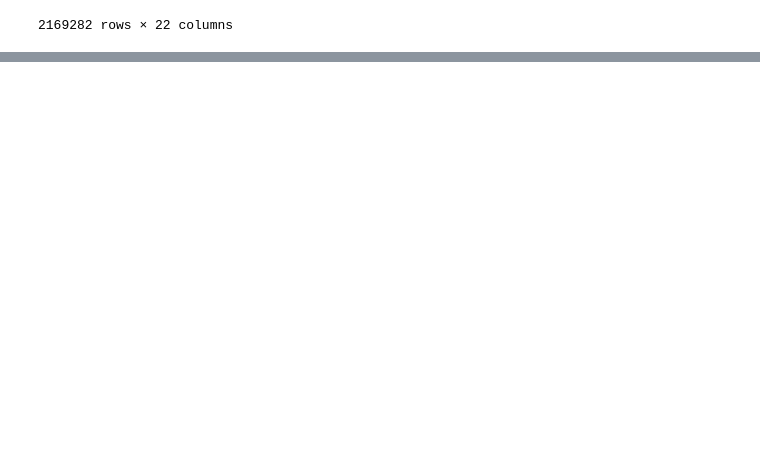
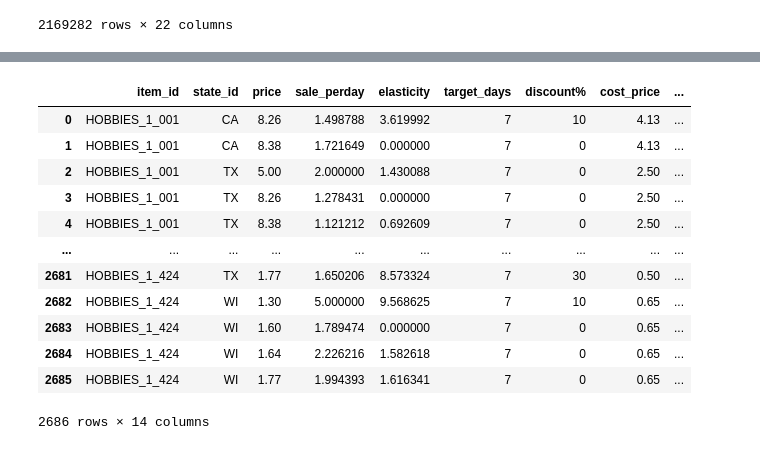
Before and after one commit to janiceivana/DS05_P5, a Jupyter notebook: opti.ipynb, the cells around one changed output, grey strips where cells are left out. Drawn from its saved outputs; the diff is of its cells as text; code cells hidden in the pictures; blank space fills up the shorter version.

```diff
--- a/opti.ipynb
+++ b/opti.ipynb
@@ -223,3 +276,27 @@ h1_df
+# %%
+h1_opti["cost"] = round(h1_opti['cost_price']*h1_opti["predict_total_sale"],2)
+
+h1_opti["revenue"] = round(h1_opti["discount_price"]*h1_opti["predict_total_sale"],2)
+
+h1_opti["profit"] = h1_opti["revenue"]-h1_opti["cost"]
+# %%
+h1_opti = h1_opti.loc[h1_opti.groupby(['item_id', 'state_id', 'price'])['profit'].idxmax()]
+h1_opti.reset_index(drop=True, inplace=True)
+h1_opti
+# %% [output]
+|  | item_id | state_id | price | sale_perday | elasticity | target_days | discount% | cost_price | ... |
+| 0 | HOBBIES_1_001 | CA | 8.26 | 1.498788 | 3.619992 | 7 | 10 | 4.13 | ... |
+| 1 | HOBBIES_1_001 | CA | 8.38 | 1.721649 | 0.000000 | 7 | 0 | 4.13 | ... |
+| 2 | HOBBIES_1_001 | TX | 5.00 | 2.000000 | 1.430088 | 7 | 0 | 2.50 | ... |
+| 3 | HOBBIES_1_001 | TX | 8.26 | 1.278431 | 0.000000 | 7 | 0 | 2.50 | ... |
+| 4 | HOBBIES_1_001 | TX | 8.38 | 1.121212 | 0.692609 | 7 | 0 | 2.50 | ... |
+| ... | ... | ... | ... | ... | ... | ... | ... | ... | ... |
+| 2681 | HOBBIES_1_424 | TX | 1.77 | 1.650206 | 8.573324 | 7 | 30 | 0.50 | ... |
+| 2682 | HOBBIES_1_424 | WI | 1.30 | 5.000000 | 9.568625 | 7 | 10 | 0.65 | ... |
+| 2683 | HOBBIES_1_424 | WI | 1.60 | 1.789474 | 0.000000 | 7 | 0 | 0.65 | ... |
+| 2684 | HOBBIES_1_424 | WI | 1.64 | 2.226216 | 1.582618 | 7 | 0 | 0.65 | ... |
+| 2685 | HOBBIES_1_424 | WI | 1.77 | 1.994393 | 1.616341 | 7 | 0 | 0.65 | ... |
+2686 rows × 14 columns
 # %%
 h1_df["target_days"] = 7
 h1_df["sale_target_day"]=h1_df["sale_perday"]*7
```
Also changed, not shown: parts of 6 cells of this notebook.
